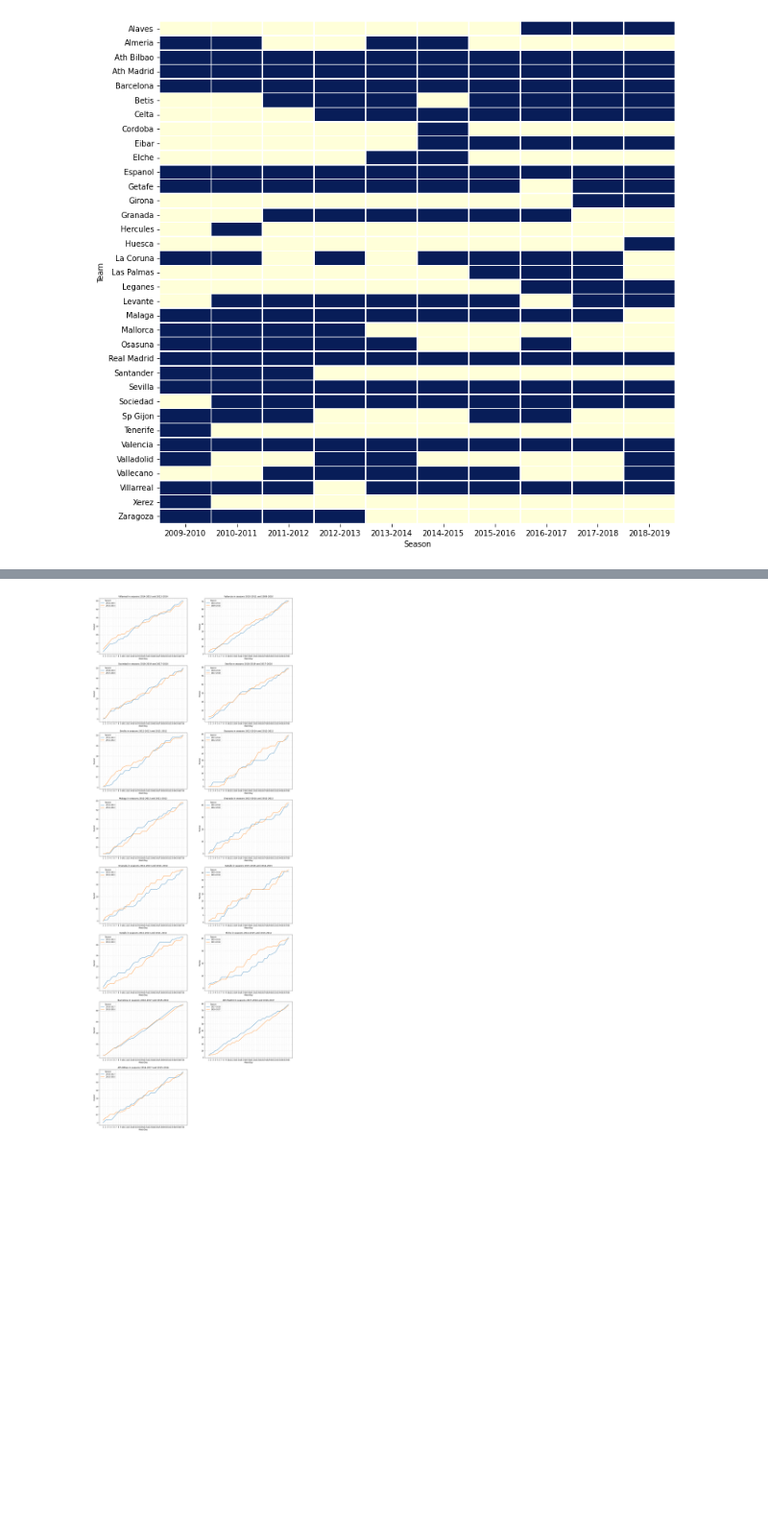
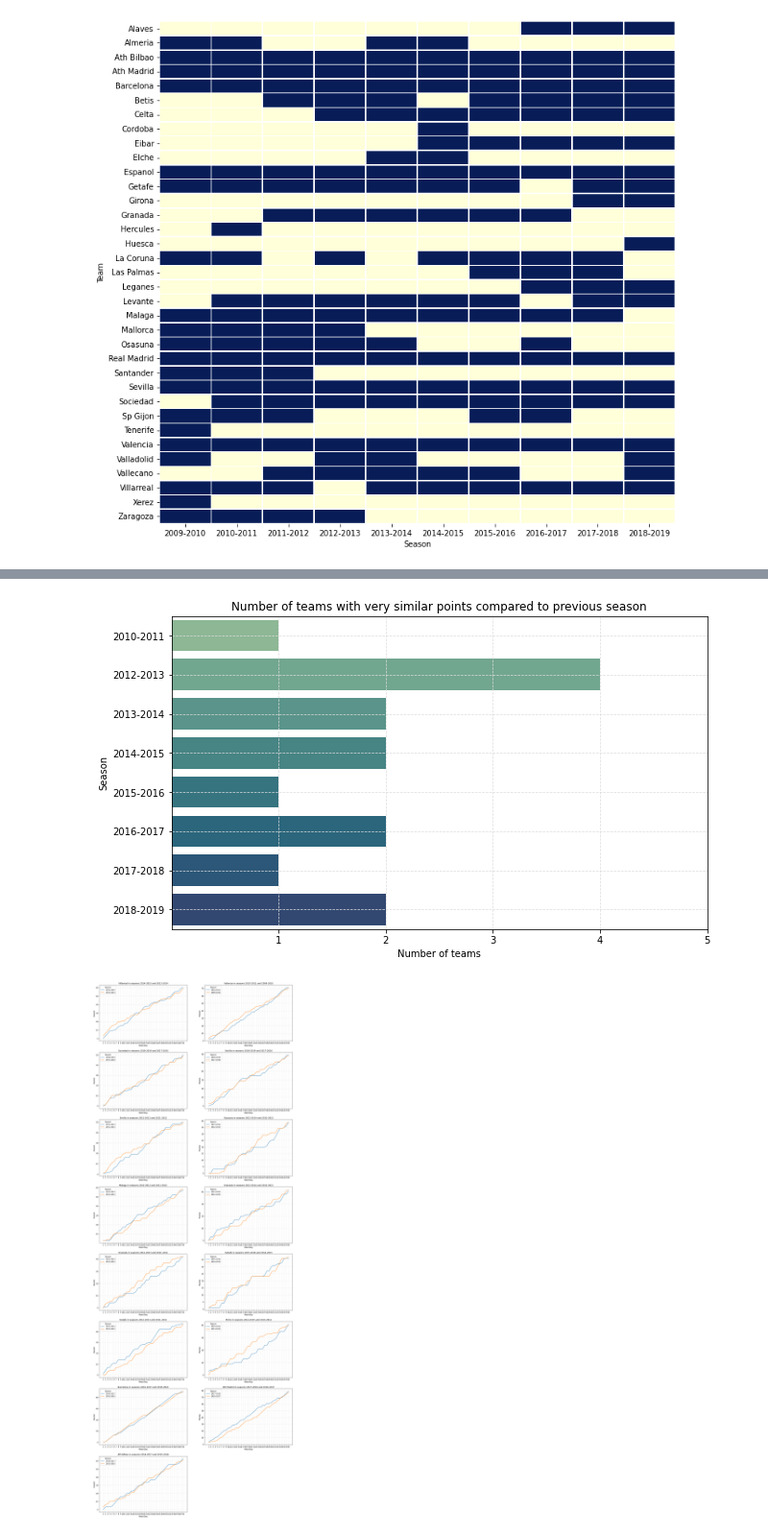
Before and after one commit to yes-G/FussballPrognose, a Jupyter notebook: LeagueAnalysis.ipynb, the cells around one changed output, grey strips where cells are left out. Shown at 96% size. Cells and saved outputs as stored; diff of their text form; code cells hidden in the pictures; blank space fills up the shorter version.

```diff
--- a/LeagueAnalysis.ipynb
+++ b/LeagueAnalysis.ipynb
@@ -167,3 +181,17 @@ for team in teams:
+# %%
+dfStories = pd.DataFrame(similarStories)
+perSeasonSimilarity=dfStories.groupby(by='season0').count().reset_index()
+# %%
+plt.figure(figsize=(10,6));
+sns.barplot(data=perSeasonSimilarity,x='Team', y='season0', palette='crest');
+x = np.arange(1, max(perSeasonSimilarity.Team)+2)
+plt.xticks(ticks=x);
+plt.grid(color='gainsboro', linestyle='--', linewidth=0.7)
+plt.ylabel('Season');
+plt.xlabel('Number of teams');
+plt.title('Number of teams with very similar points compared to previous season');
+# %% [output]
+[figure, added]
 # %%
 
 N = len(similarStories)
```
Also changed, not shown: parts of 3 cells of this notebook.
